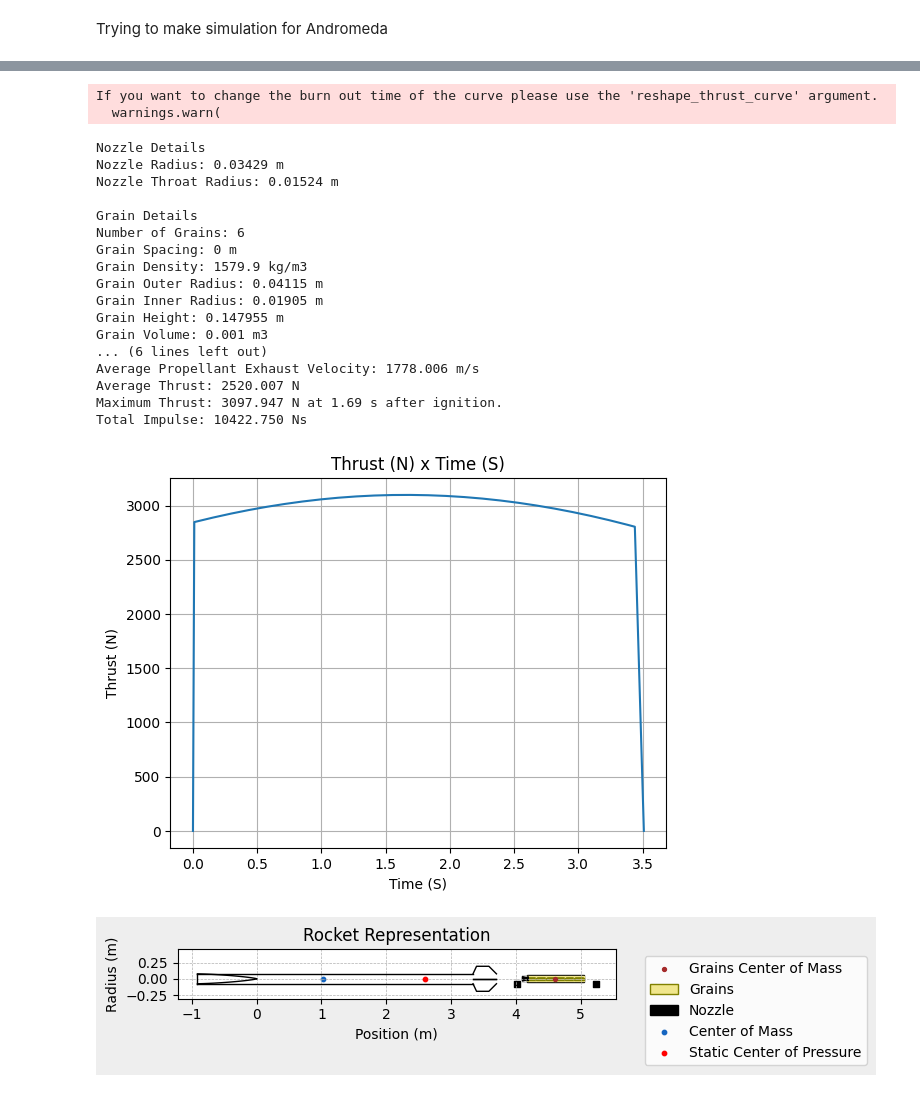
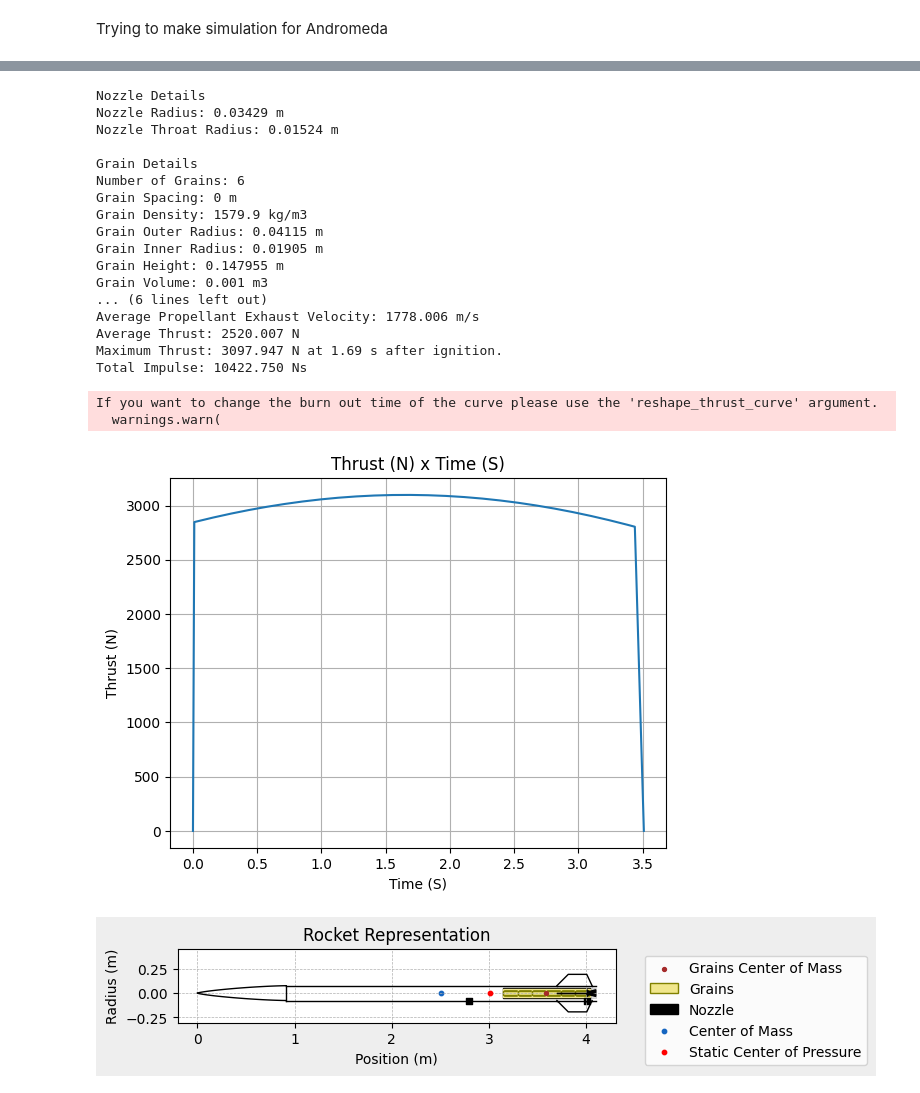
Before and after one commit to GoldenFlashesRocketry/ARES_RocketPy, a Jupyter notebook: Andromeda.ipynb, the cells around one changed output, grey strips where cells are left out. Cells and saved outputs as stored; diff of their text form; code cells hidden in the pictures.

Commit message:
working Andromeda simulation with dependencies

```diff
--- a/Andromeda.ipynb
+++ b/Andromeda.ipynb
@@ -36,7 +13,7 @@ Atmospheric Model Plots
 # %%
 # Motor Definition
-N3004Comp = SolidMotor(
-    thrust_source = "C:/Users/Andrew/Documents/High Power Rocket Team/OpenRocket Files/NEWCOMP.eng",
+Kay2Motor = SolidMotor(
+    thrust_source = r"C:\Users\andyf\Documents\High Power Rocket Team\RocketPy\ARES_RocketPy\Raw Data\Andromeda\NEWCOMP.eng",
     dry_mass = 0.9,
     dry_inertia = (0.475, 0.475, 0.007),
     nozzle_radius = 68.58/2000,
@@ -51,66 +28,66 @@ N3004Comp = SolidMotor(
     nozzle_position=0,
     burn_time = 4.136,
     throat_radius = 0.01524,
-    coordinate_system_orientation="nozzle_to_combustion_chamber"
+    coordinate_system_orientation="nozzle_to_combustion_chamber",
 )
-N3004Comp.info()
+Kay2Motor.info()
 # %% [output]
-If you want to change the burn out time of the curve please use the 'reshape_thrust_curve' argument.
-  warnings.warn(
+Nozzle Details
+Nozzle Radius: 0.03429 m
+Nozzle Throat Radius: 0.01524 m
+
+Grain Details
+Number of Grains: 6
+Grain Spacing: 0 m
+Grain Density: 1579.9 kg/m3
+Grain Outer Radius: 0.04115 m
+Grain Inner Radius: 0.01905 m
+Grain Height: 0.147955 m
+Grain Volume: 0.001 m3
+... (6 lines left out)
+Average Propellant Exhaust Velocity: 1778.006 m/s
+Average Thrust: 2520.007 N
+Maximum Thrust: 3097.947 N at 1.69 s after ignition.
+Total Impulse: 10422.750 Ns
-Nozzle Details
-Nozzle Radius: 0.03429 m
-Nozzle Throat Radius: 0.01524 m
-
-Grain Details
-Number of Grains: 6
-Grain Spacing: 0 m
-Grain Density: 1579.9 kg/m3
-Grain Outer Radius: 0.04115 m
-Grain Inner Radius: 0.01905 m
-Grain Height: 0.147955 m
-Grain Volume: 0.001 m3
-... (6 lines left out)
-Average Propellant Exhaust Velocity: 1778.006 m/s
-Average Thrust: 2520.007 N
-Maximum Thrust: 3097.947 N at 1.69 s after ignition.
-Total Impulse: 10422.750 Ns
+If you want to change the burn out time of the curve please use the 'reshape_thrust_curve' argument.
+  warnings.warn(
 [figure]
 # %%
 #Defining a Rocket
 Andromeda = Rocket(
     radius = 152.4/2000,
     mass = 23.6265,
     inertia = (32.625, 32.625, 0.091),
-    power_off_drag="C:/Users/Andrew/Documents/High Power Rocket Team/Thrust_OFF.csv",
-    power_on_drag="C:/Users/Andrew/Documents/High Power Rocket Team/Thrust_ON.csv",
-    center_of_mass_without_motor=0,
-    coordinate_system_orientation="tail_to_nose",
+    power_off_drag="Raw Data/Andromeda/CDPowerOff.csv",
+    power_on_drag="Raw Data/Andromeda/CDPowerOn.csv",
+    center_of_mass_without_motor=2.1983446,
+    coordinate_system_orientation="nose_to_tail",
 )
-Andromeda.add_motor(N3004Comp, position=4.1)
+Andromeda.add_motor(Kay2Motor, position=4.1)
 
 rail_buttons = Andromeda.set_rail_buttons(
     upper_button_position=2.794,
     lower_button_position = 4.0132,
     angular_position=0,
 )
 
 fin_set = Andromeda.add_trapezoidal_fins(
     n=4,
     root_chord=0.36195,
     tip_chord = 0.1905,
     span = 0.11684,
     position = 3700/1000,
     cant_angle = 0,
     sweep_angle = 45,
 )
 
 nose_cone = Andromeda.add_nose(
     length = 0.9144, kind="von karman", position = 0
 )
 
 Andromeda.draw()
 # %% [output]
-[figure, old version]
+[figure, new version]
 # %%
 test_flight = Flight(
     rocket = Andromeda, environment=env, rail_length=5.2, inclination=85, heading = 0
```
Also changed, not shown: parts of 2 cells of this notebook, 3 other files.
